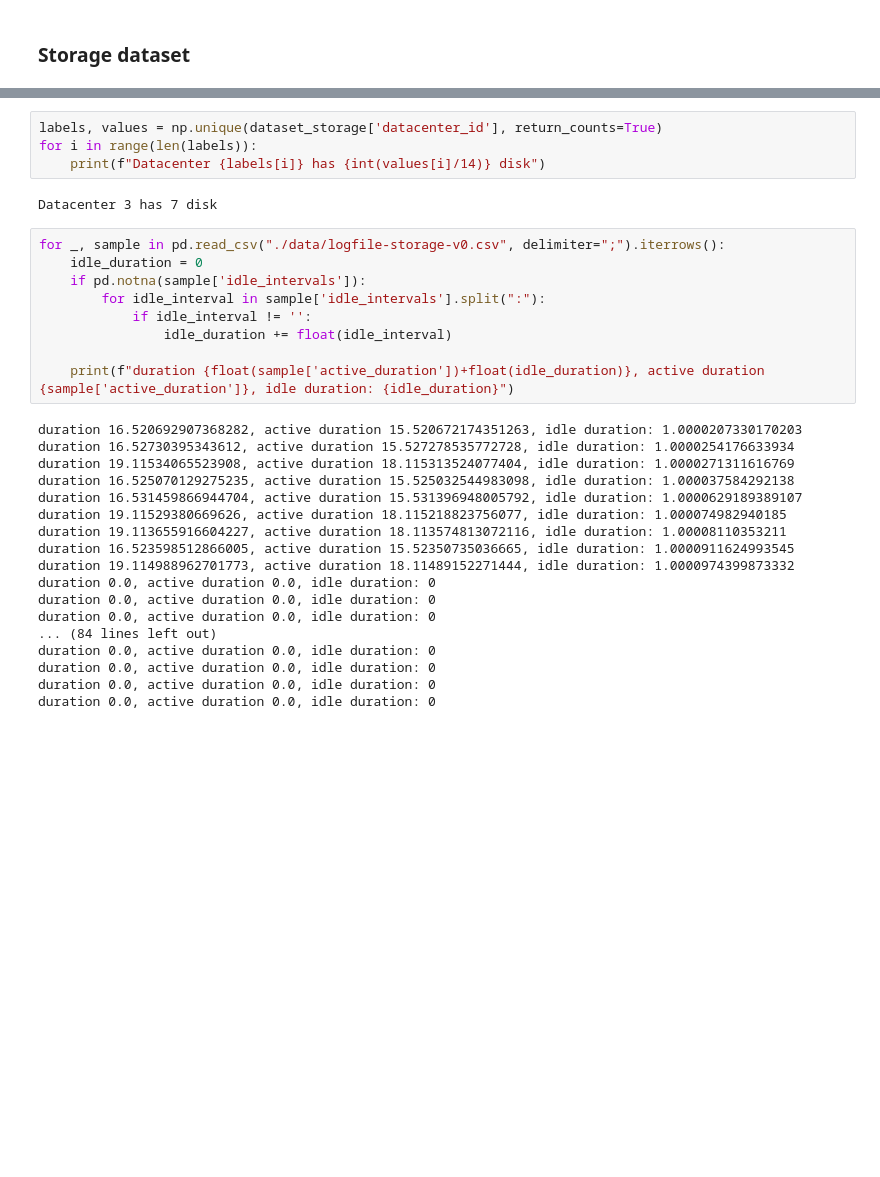
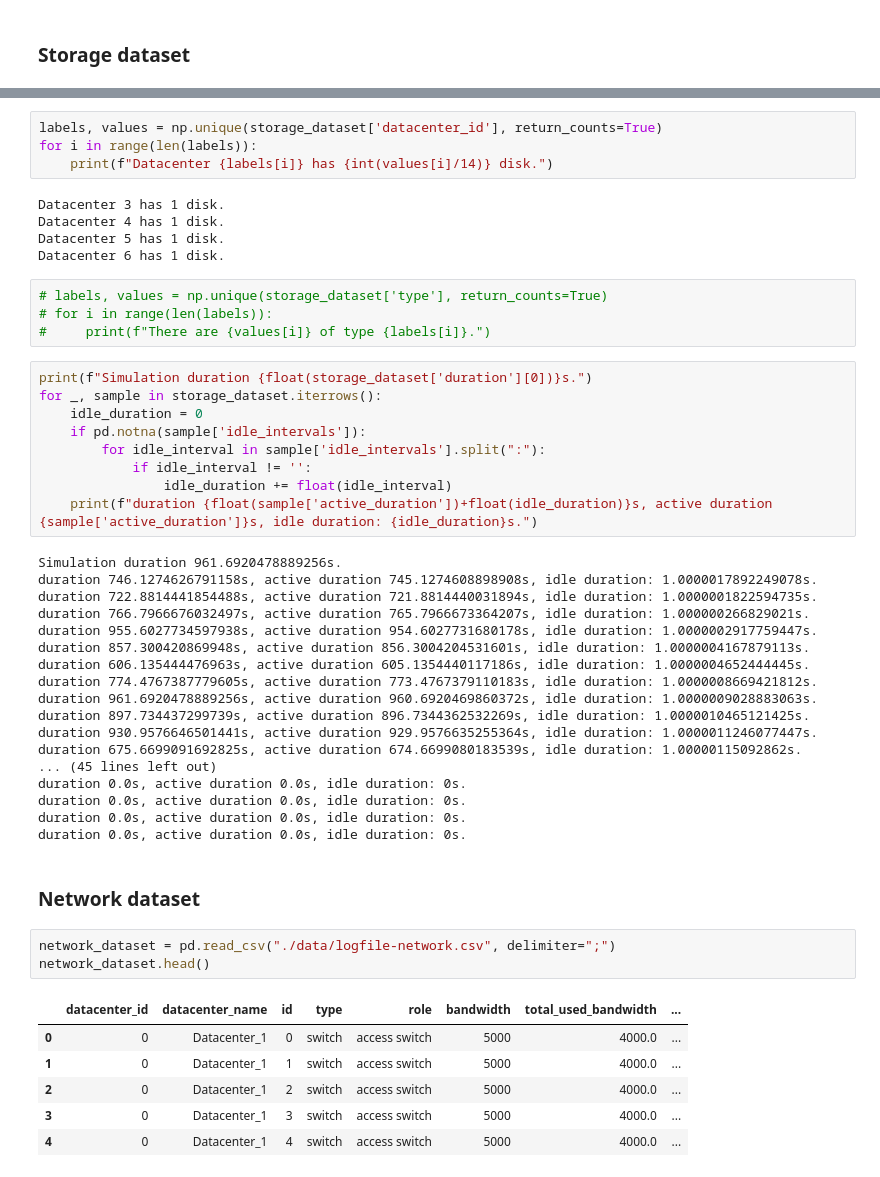
Before and after one commit to KhalidAFarah/cloud-energy-efficiency, a Jupyter notebook: app.ipynb, the cells around one changed output, grey strips where cells are left out. Cells and saved outputs as stored; diff of their text form; blank space fills up the shorter version.

```diff
--- a/app.ipynb
+++ b/app.ipynb
@@ -160,34 +162,53 @@ Unnamed: 15                        100
 dtype: int64
 # %%
-labels, values = np.unique(dataset_storage['datacenter_id'], return_counts=True)
+labels, values = np.unique(storage_dataset['datacenter_id'], return_counts=True)
 for i in range(len(labels)):
-    print(f"Datacenter {labels[i]} has {int(values[i]/14)} disk")
+    print(f"Datacenter {labels[i]} has {int(values[i]/14)} disk.")
 # %% [output]
-Datacenter 3 has 7 disk
+Datacenter 3 has 1 disk.
+Datacenter 4 has 1 disk.
+Datacenter 5 has 1 disk.
+Datacenter 6 has 1 disk.
+# %%
+# labels, values = np.unique(storage_dataset['type'], return_counts=True)
+# for i in range(len(labels)):
+#     print(f"There are {values[i]} of type {labels[i]}.")
 # %%
-for _, sample in pd.read_csv("./data/logfile-storage-v0.csv", delimiter=";").iterrows():
+print(f"Simulation duration {float(storage_dataset['duration'][0])}s.")
+for _, sample in storage_dataset.iterrows():
     idle_duration = 0
     if pd.notna(sample['idle_intervals']):
         for idle_interval in sample['idle_intervals'].split(":"):
             if idle_interval != '':
                 idle_duration += float(idle_interval)
-
-    print(f"duration {float(sample['active_duration'])+float(idle_duration)}, active duration {sample['active_duration']}, idle duration: {idle_duration}")
+    print(f"duration {float(sample['active_duration'])+float(idle_duration)}s, active duration {sample['active_duration']}s, idle duration: {idle_duration}s.")
 # %% [output]
-duration 16.520692907368282, active duration 15.520672174351263, idle duration: 1.0000207330170203
-duration 16.52730395343612, active duration 15.527278535772728, idle duration: 1.0000254176633934
-duration 19.11534065523908, active duration 18.115313524077404, idle duration: 1.0000271311616769
-duration 16.525070129275235, active duration 15.525032544983098, idle duration: 1.000037584292138
-duration 16.531459866944704, active duration 15.531396948005792, idle duration: 1.0000629189389107
-duration 19.11529380669626, active duration 18.115218823756077, idle duration: 1.000074982940185
-duration 19.113655916604227, active duration 18.113574813072116, idle duration: 1.00008110353211
-duration 16.523598512866005, active duration 15.52350735036665, idle duration: 1.0000911624993545
-duration 19.114988962701773, active duration 18.11489152271444, idle duration: 1.0000974399873332
-duration 0.0, active duration 0.0, idle duration: 0
-duration 0.0, active duration 0.0, idle duration: 0
-duration 0.0, active duration 0.0, idle duration: 0
-... (84 lines left out)
-duration 0.0, active duration 0.0, idle duration: 0
-duration 0.0, active duration 0.0, idle duration: 0
-duration 0.0, active duration 0.0, idle duration: 0
-duration 0.0, active duration 0.0, idle duration: 0
+Simulation duration 961.6920478889256s.
+duration 746.1274626791158s, active duration 745.1274608898908s, idle duration: 1.0000017892249078s.
+duration 722.8814441854488s, active duration 721.8814440031894s, idle duration: 1.0000001822594735s.
+duration 766.7966676032497s, active duration 765.7966673364207s, idle duration: 1.000000266829021s.
+duration 955.6027734597938s, active duration 954.6027731680178s, idle duration: 1.0000002917759447s.
+duration 857.300420869948s, active duration 856.3004204531601s, idle duration: 1.0000004167879113s.
+duration 606.135444476963s, active duration 605.1354440117186s, idle duration: 1.0000004652444445s.
+duration 774.4767387779605s, active duration 773.4767379110183s, idle duration: 1.0000008669421812s.
+duration 961.6920478889256s, active duration 960.6920469860372s, idle duration: 1.0000009028883063s.
+duration 897.734437299739s, active duration 896.7344362532269s, idle duration: 1.0000010465121425s.
+duration 930.9576646501441s, active duration 929.9576635255364s, idle duration: 1.0000011246077447s.
+duration 675.6699091692825s, active duration 674.6699080183539s, idle duration: 1.00000115092862s.
+... (45 lines left out)
+duration 0.0s, active duration 0.0s, idle duration: 0s.
+duration 0.0s, active duration 0.0s, idle duration: 0s.
+duration 0.0s, active duration 0.0s, idle duration: 0s.
+duration 0.0s, active duration 0.0s, idle duration: 0s.
+# %% [markdown]
+### Network dataset
+# %%
+network_dataset = pd.read_csv("./data/logfile-network.csv", delimiter=";")
+network_dataset.head()
+# %% [output]
+|  | datacenter_id | datacenter_name | id | type | role | bandwidth | total_used_bandwidth | ... |
+| 0 | 0 | Datacenter_1 | 0 | switch | access switch | 5000 | 4000.0 | ... |
+| 1 | 0 | Datacenter_1 | 1 | switch | access switch | 5000 | 4000.0 | ... |
+| 2 | 0 | Datacenter_1 | 2 | switch | access switch | 5000 | 4000.0 | ... |
+| 3 | 0 | Datacenter_1 | 3 | switch | access switch | 5000 | 4000.0 | ... |
+| 4 | 0 | Datacenter_1 | 4 | switch | access switch | 5000 | 4000.0 | ... |
```
Also changed, not shown: parts of 21 cells of this notebook, 3 other files.
